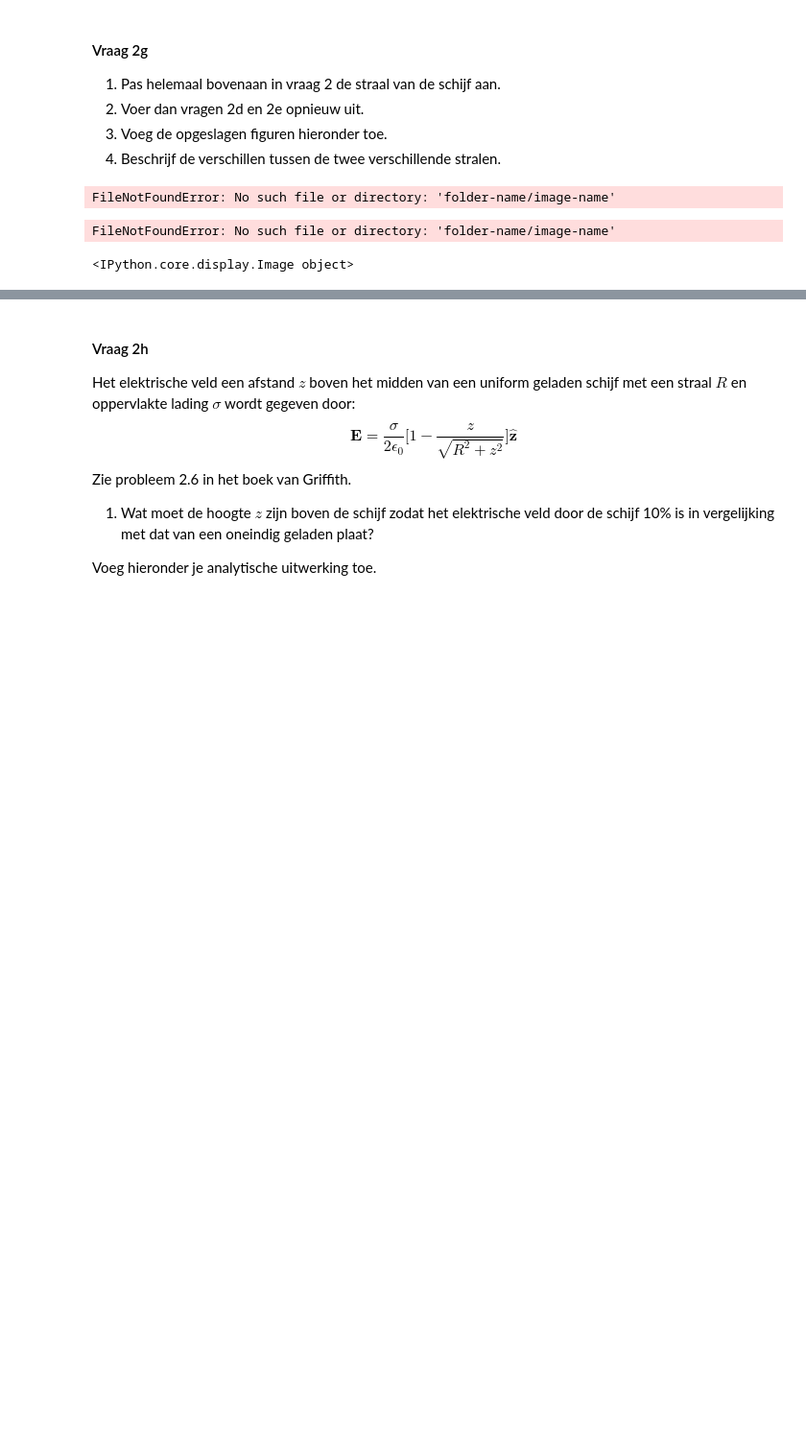
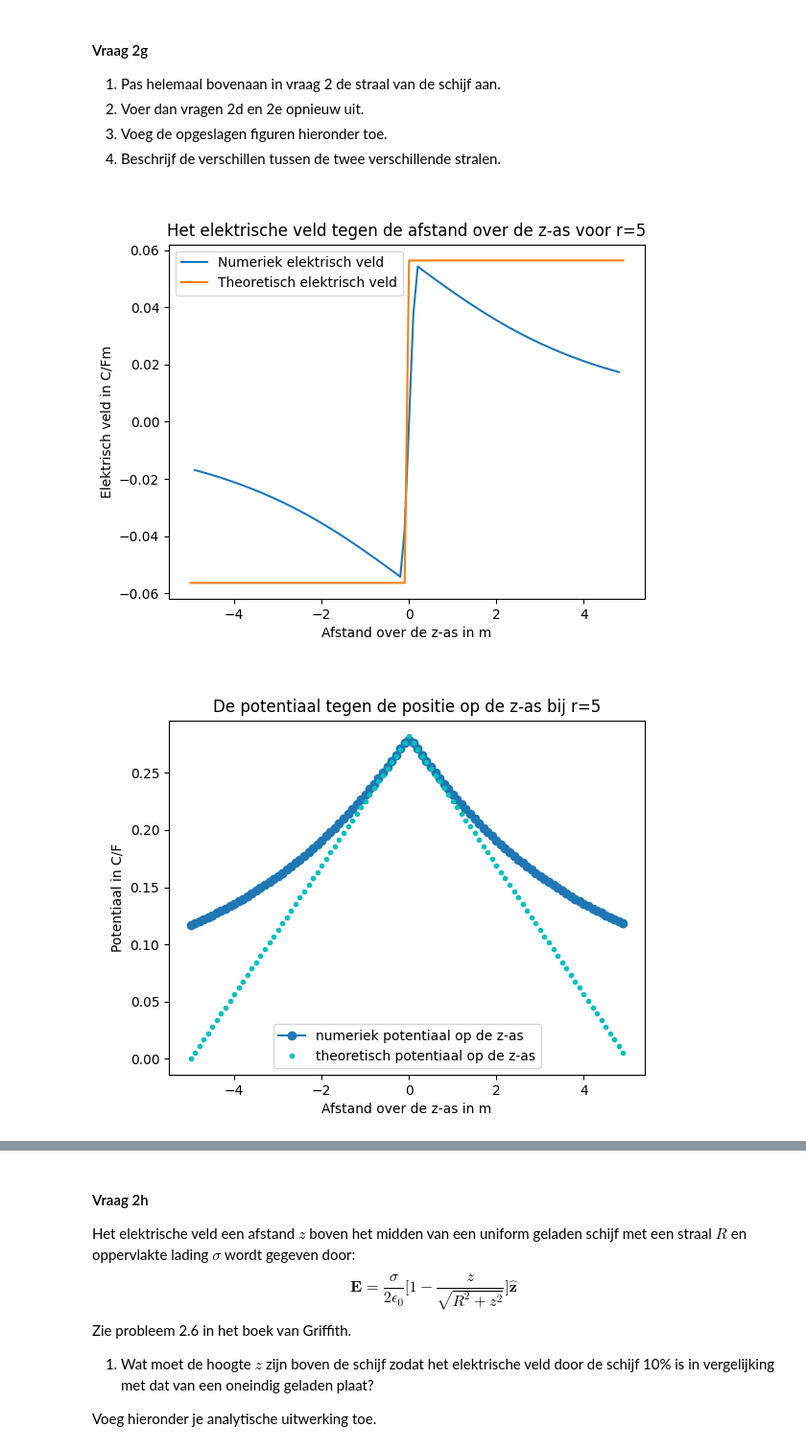
Before and after one commit to tdrvs/opdrachten-DEF-D, a Jupyter notebook: DigitaleOntwerpopdrachten/1CondensatorOpdracht/CondensatorOntwerpopdracht.ipynb, the cells around one changed output, grey strips where cells are left out. Shown at 96% size. Drawn from its saved outputs; the diff is of its cells as text; code cells hidden in the pictures; blank space fills up the shorter version.

```diff
--- a/DigitaleOntwerpopdrachten/1CondensatorOpdracht/CondensatorOntwerpopdracht.ipynb
+++ b/DigitaleOntwerpopdrachten/1CondensatorOpdracht/CondensatorOntwerpopdracht.ipynb
@@ -317,13 +332,11 @@ plt.plot()
 3. Voeg de opgeslagen figuren hieronder toe.
 4. Beschrijf de verschillen tussen de twee verschillende stralen.
 # %%
-###
-###Jouw code hier###
-###
-display(Image("folder-name/image-name"))
+
+display(Image("Opdracht2e_elektrisch_veld_r=5.png"))
+display(Image("Opdracht2d_potentiaal_r=5.png"))
 # %% [output]
-FileNotFoundError: No such file or directory: 'folder-name/image-name'
-FileNotFoundError: No such file or directory: 'folder-name/image-name'
-<IPython.core.display.Image object>
+[figure, added]
+[figure, added]
 # %% [markdown]
 ##### Antwoorden 2g
```
Also changed, not shown: parts of 6 cells of this notebook, 5 other files.
